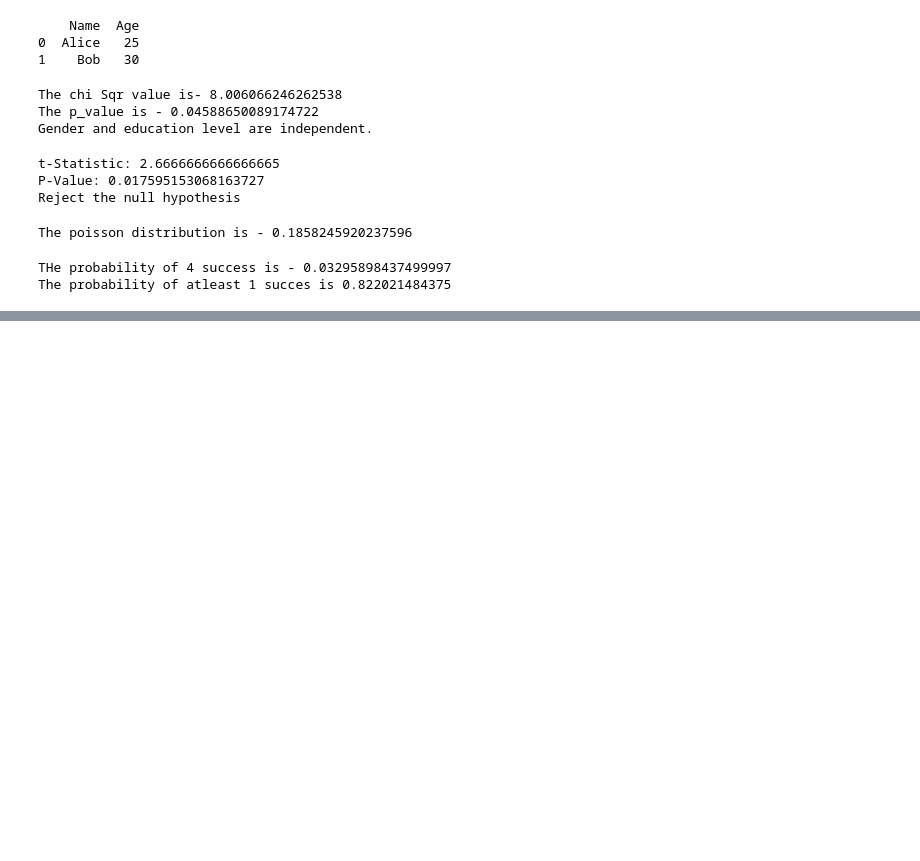
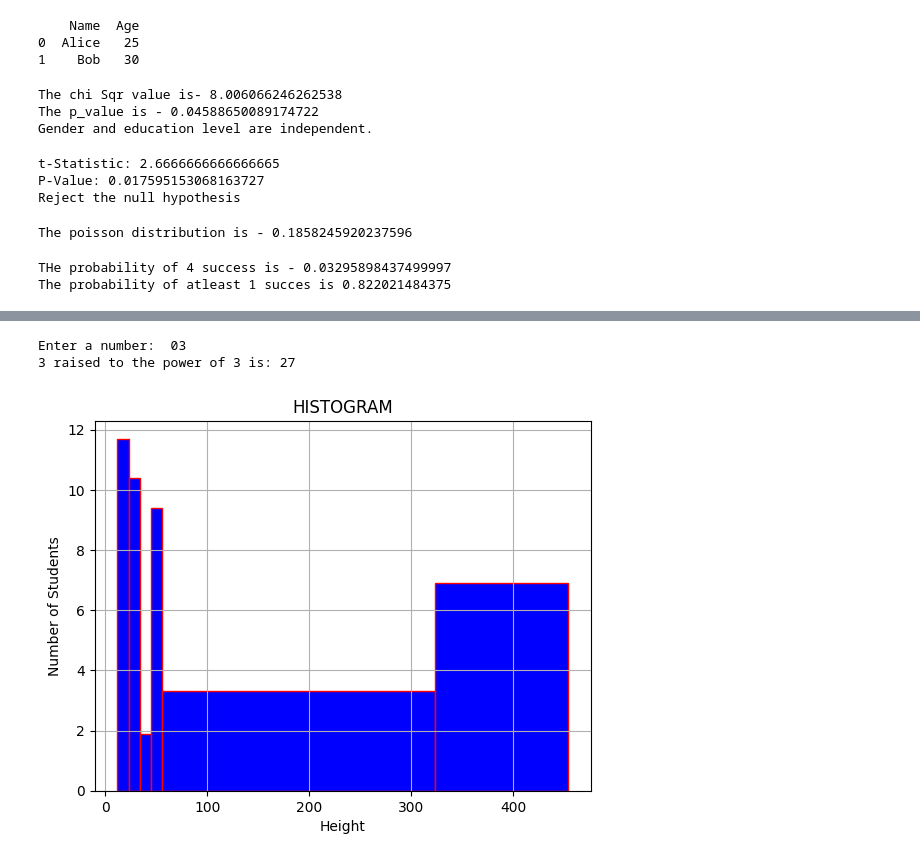
Before and after one commit to AJ26WEST/python_s4, a Jupyter notebook: labshit.ipynb, the cells around one changed output, grey strips where cells are left out. Drawn from its saved outputs; the diff is of its cells as text; code cells hidden in the pictures; blank space fills up the shorter version.

```diff
--- a/labshit.ipynb
+++ b/labshit.ipynb
@@ -70,0 +86,31 @@ The probability of atleast 1 succes is 0.822021484375
+# %%
+num = int(input("Enter a number: "))
+original = num
+rev = 0
+
+# Reverse using a loop
+while num > 0:
+    digit = num % 10
+    rev = rev * 10 + digit
+    num = num // 10
+
+# Power calculation
+result = original ** rev
+
+print(f"{original} raised to the power of {rev} is: {result}")
+# %% [output]
+Enter a number:  03
+3 raised to the power of 3 is: 27
+# %%
+import numpy as np
+import matplotlib.pyplot as plt
+bins = [12, 23, 34, 45, 56, 323, 454]
+gh=[11.7,10.4,1.9,9.4,3.3,6.9,]
+plt.hist(bins[:-1], bins=bins, weights=gh, color='blue', edgecolor='red')
+plt.xlabel("Height")
+plt.ylabel("Number of Students")
+plt.grid()
+plt.title("HISTOGRAM")
+plt.show()
+# %% [output]
+[figure, added]
```
Also changed, not shown: parts of 7 cells of this notebook.
